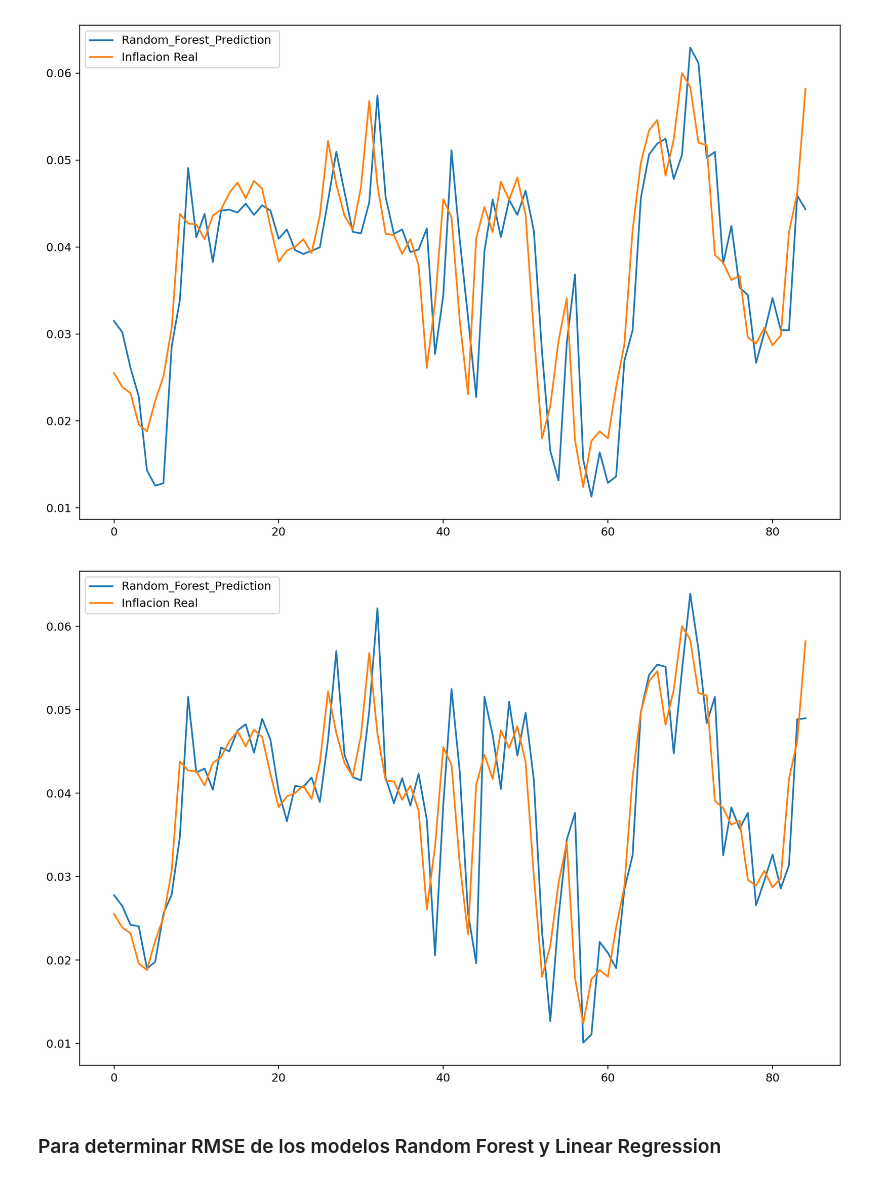
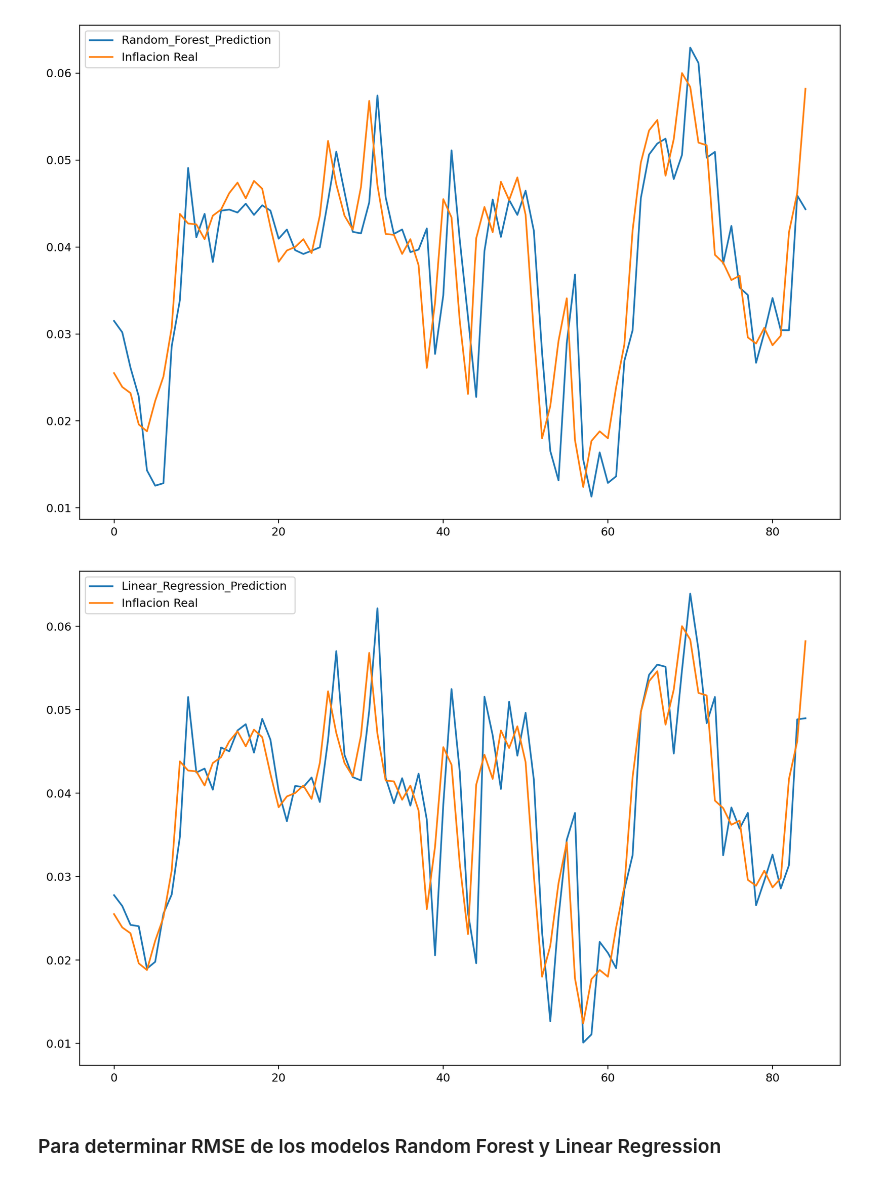
Before and after one commit to kc-alva/TesisPES2022, a Jupyter notebook: Notebook.ipynb, the cells around one changed output. Saved outputs shown, nothing was run; the diff lists cells and outputs as text; code cells hidden in the pictures.

Commit message:
Graph update

```diff
--- a/Notebook.ipynb
+++ b/Notebook.ipynb
@@ -558,12 +558,12 @@ plt.show()
 # %%
 lin_prediction = lin_model.predict(x_test)
 plt.rcParams["figure.figsize"]=(12,8)
-plt.plot(lin_prediction, label = 'Random_Forest_Prediction ')
+plt.plot(lin_prediction, label = 'Linear_Regression_Prediction ')
 plt.plot(y_test, label = 'Inflacion Real')
 plt.legend(loc="upper left")
 plt.show()
 # %% [output]
-[figure, old version]
+[figure, new version]
 # %% [markdown]
 ### Para determinar RMSE de los modelos Random Forest y Linear Regression
 # %%
```
